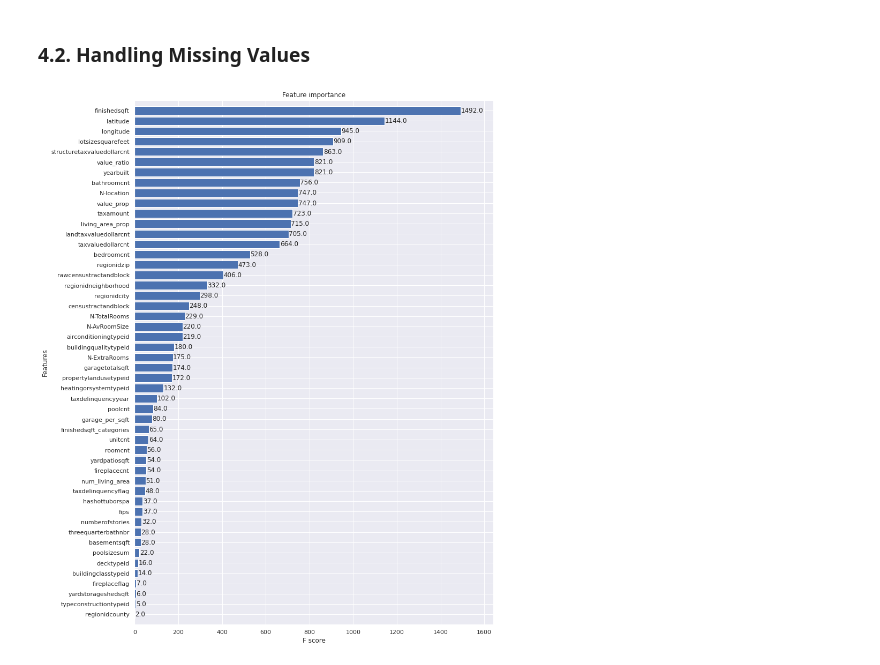
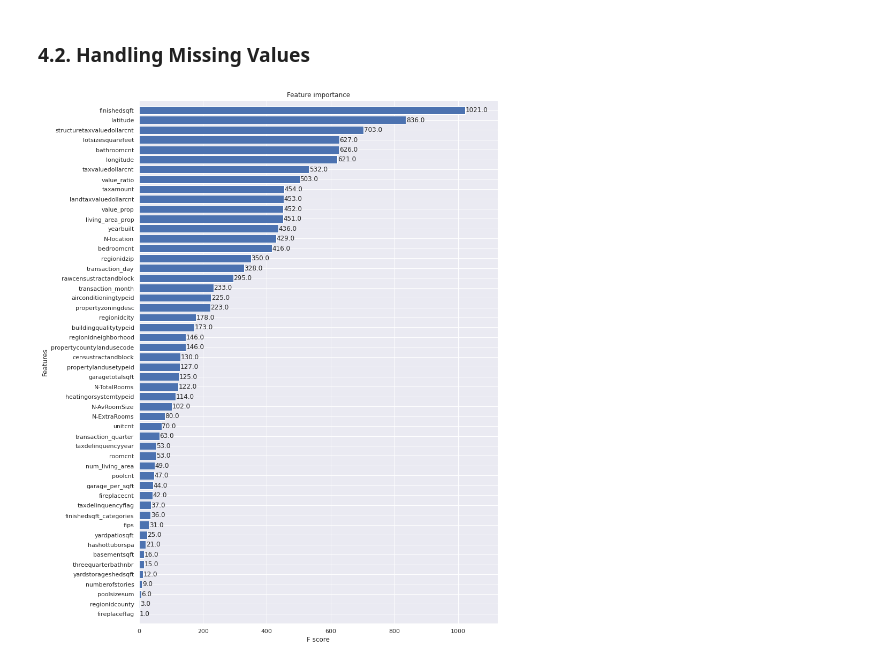
Before and after one commit to suryaParyanta/CZ4041, a Jupyter notebook: notebooks/explanatory_data_analysis.ipynb, the cells around one changed output. Drawn from its saved outputs; the diff is of its cells as text; code cells hidden in the pictures.

```diff
--- a/notebooks/explanatory_data_analysis.ipynb
+++ b/notebooks/explanatory_data_analysis.ipynb
@@ -713,4 +792,6 @@ This feature consists of nominal variable and more than 99% of the data are miss
 # percentage missing value
 missing_val = properties['typeconstructiontypeid'].isnull().sum()
 print("Percentage of missing values:", 100*missing_val/properties.shape[0], "%")
+
+drop_columns.add('typeconstructiontypeid')
 # %% [output]
@@ -738,17 +839,32 @@ properties['N-AvRoomSize'] = properties['finishedsqft']/properties['roomcnt']
 properties['N-ExtraRooms'] = properties['roomcnt'] - properties['N-TotalRooms']
 
 properties["N-location"] = properties["latitude"] + properties["longitude"]
+
+# time features
+def add_time_features(df):
+    df["transaction_year"] = pd.to_numeric(df['transactiondate'].dt.year)
+    df["transaction_month"] = (df['transactiondate'].dt.year - 2016)*12 + df["transactiondate"].dt.month
+    df["transaction_day"] = df['transactiondate'].dt.day
+    df["transaction_quarter"] = (df['transactiondate'].dt.year - 2016)*4 +df["transactiondate"].dt.quarter
+
+    return df
 # %% [markdown]
 ### 4.2. Handling Missing Values
 # %%
 df_train = train.merge(properties, how = 'left', on = 'parcelid')
 df_test = test.merge(properties, how = 'left', on = 'parcelid')
+
+# add time features
+df_train = add_time_features(df_train)
+df_test['transactiondate'] = pd.Timestamp('2016-12-01')
+df_test = add_time_features(df_test)
 
 # remove unused variables
 del properties, train
 gc.collect()
 
 # drop columns
+
 df_train = df_train.drop(drop_columns, axis=1)
 df_test = df_test.drop(drop_columns, axis=1)
 
@@ -787,42 +903,34 @@ for c in df_test.columns:
     if df_test[c].dtype == 'object':
         lbl.fit(list(df_test[c].values))
         df_test[c] = lbl.transform(list(df_test[c].values))
-# %%
-# remove outliers
-log_errors = df_train['logerror']
-df_train = df_train[df_train.logerror < np.percentile(log_errors, 99.5)]
-df_train = df_train[df_train.logerror > np.percentile(log_errors, 0.5)]
 # %%
 # remove unnecessary columns
 x_train = df_train.drop(['parcelid',
-                          'logerror',
-                          'transactiondate',
-                          'propertyzoningdesc',
-                          'propertycountylandusecode'], axis=1)
+                         'logerror',
+                         'transactiondate'], axis=1)
+#                          'propertyzoningdesc',
+#                          'propertycountylandusecode'], axis=1)
 y_train = df_train['logerror'].values
 
-x_test = df_test.drop(['parcelid', 'propertyzoningdesc',
-                       'propertycountylandusecode', '201610', '201611',
-                       '201612', '201710', '201711', '201712'], axis = 1)
+x_test = df_test.drop(['parcelid', 'transactiondate',#'propertyzoningdesc', 'propertycountylandusecode',
+                       '201610', '201611', '201612', '201710', '201711', '201712'],
+                      axis = 1)
 
 # statistical test
 xgb_params = {
     'eta': 0.05,
     'max_depth': 8,
     'subsample': 0.7,
     'colsample_bytree': 0.7,
     'objective': 'reg:squarederror',
     'seed' : 0
 }
 dtrain = xgb.DMatrix(x_train, y_train, feature_names=x_train.columns.values)
 model = xgb.train(dict(xgb_params), dtrain, num_boost_round=150)
 
 # plot the important features
 fig, ax = plt.subplots(figsize=(12,18))
 xgb.plot_importance(model, max_num_features=65, height=0.8, ax=ax)
 plt.show()
-
-# prepare for training
-x_train = x_train.values
 # %% [output]
-[figure, old version]
+[figure, new version]
```
Also changed, not shown: parts of 27 cells of this notebook, 4 other files.
